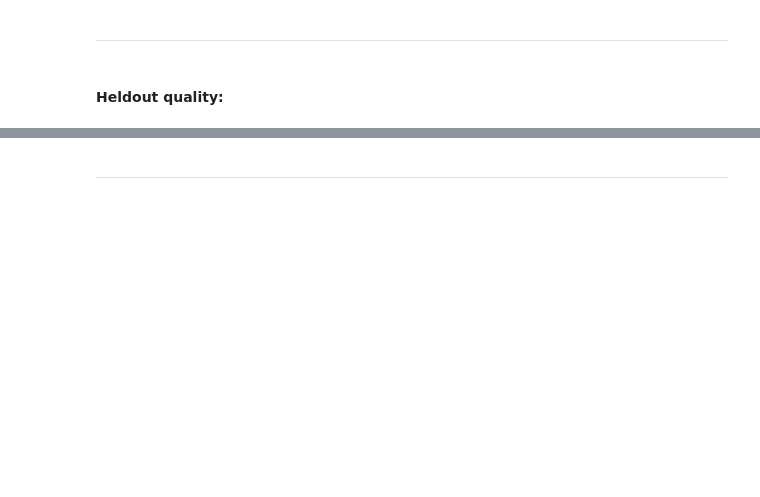
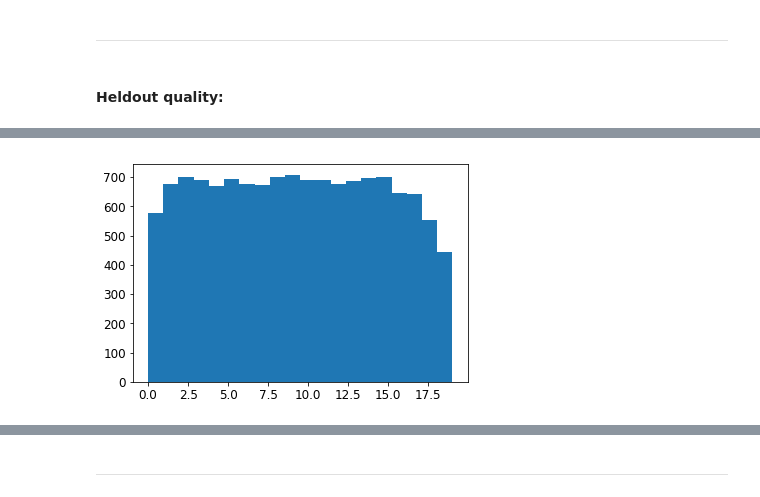
Before and after one commit to AVBelyy/sparse-multi-svm, a Jupyter notebook: experiments/Pegasos.ipynb, the cells around one changed output, grey strips where cells are left out. Drawn from its saved outputs; the diff is of its cells as text; code cells hidden in the pictures; blank space fills up the shorter version.

```diff
--- a/experiments/Pegasos.ipynb
+++ b/experiments/Pegasos.ipynb
@@ -678,0 +725,5 @@ Wall time: 7.35 ms
+# %%
+plt.hist(y_train, bins=20)
+plt.show()
+# %% [output]
+[figure, added]
```
Also changed, not shown: parts of 49 cells of this notebook, 3 other files.
